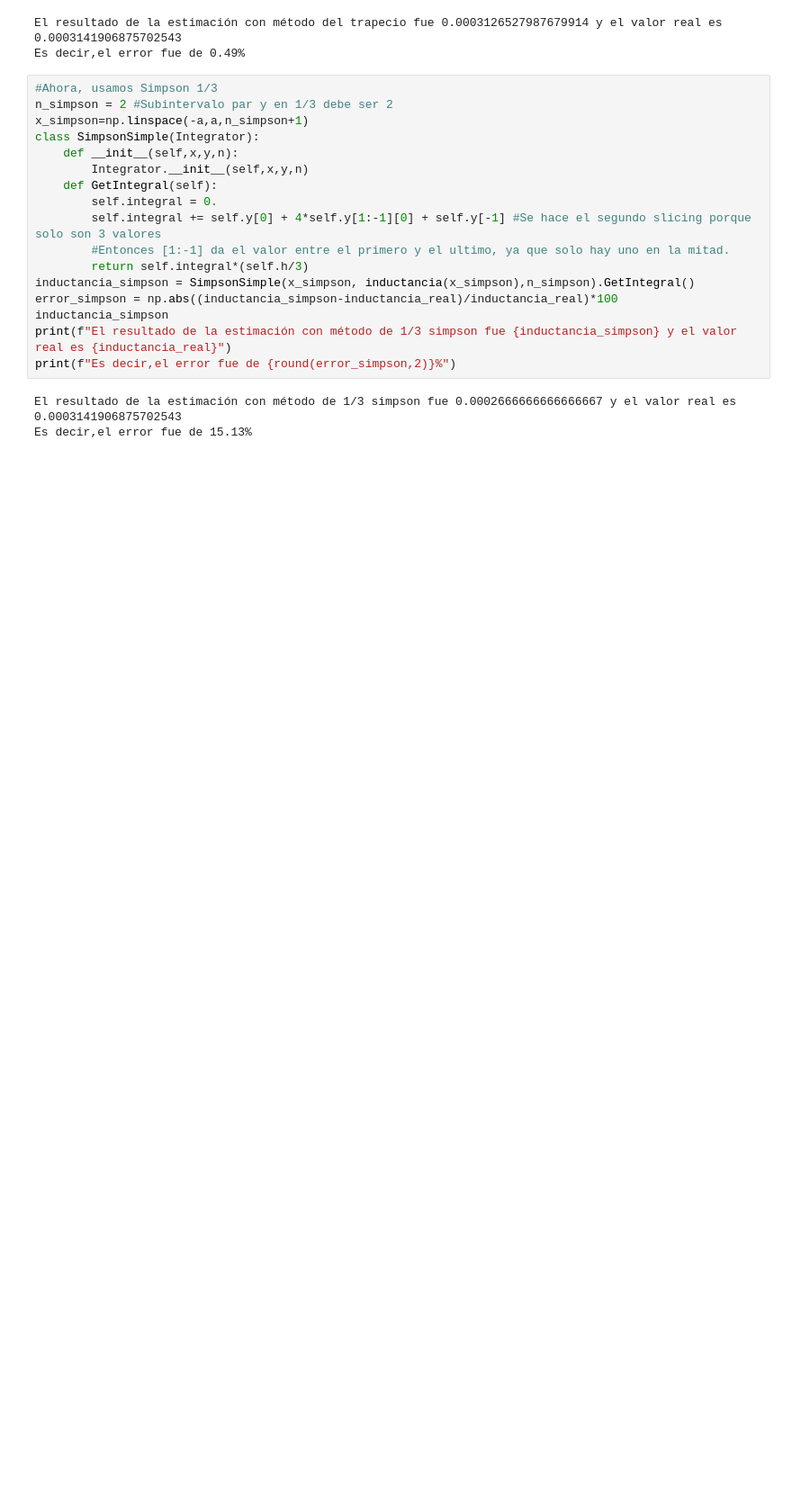
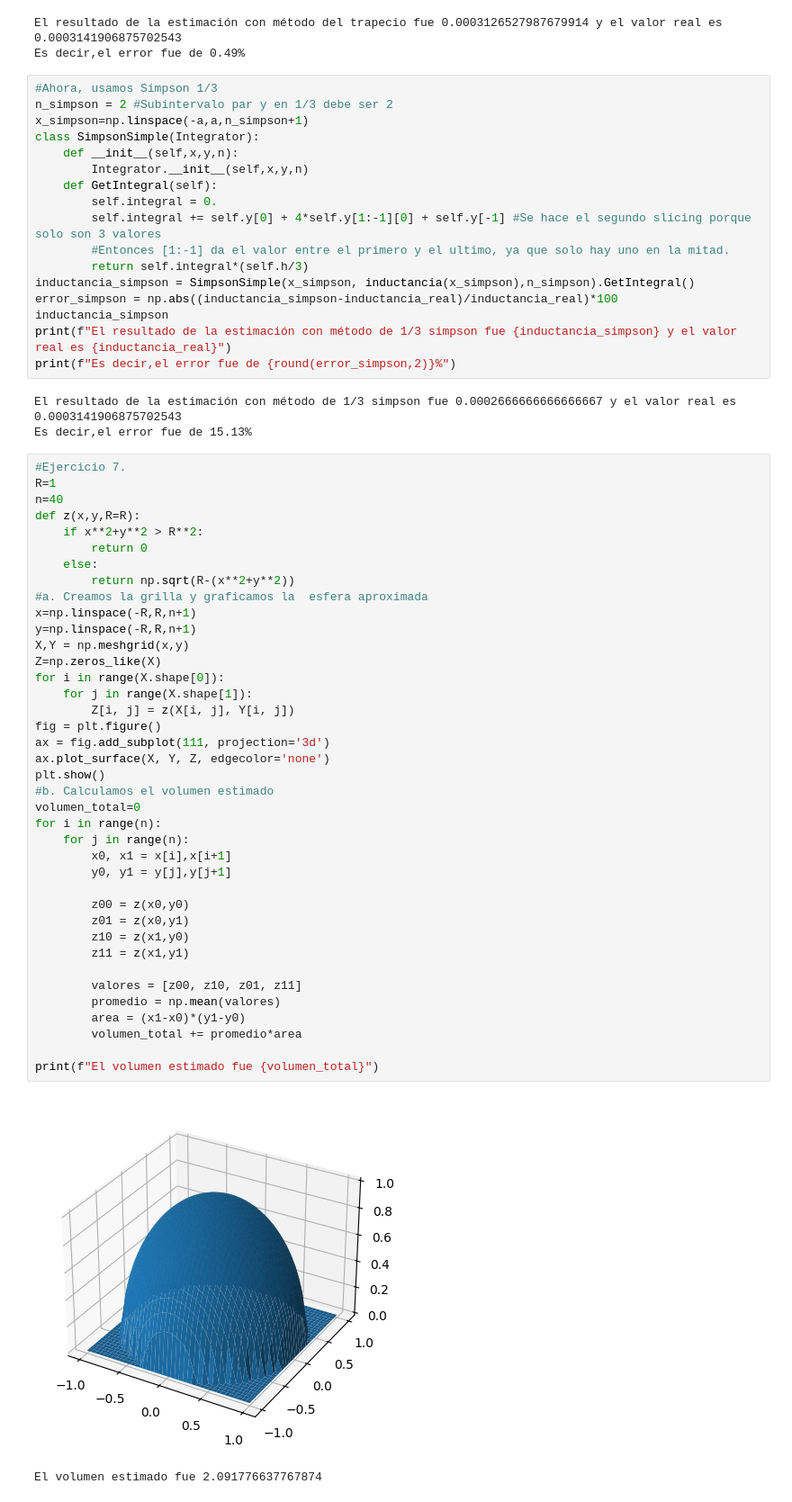
Before and after one commit to SantiagoRodriguez8881/Metodos1_JuanPabloMartinez_SantiagoRodriguez, a Jupyter notebook: Tarea 3 - Integración.ipynb, the cells around one changed output. Shown: that part at 90% size. Saved outputs shown, nothing was run; the diff lists cells and outputs as text; blank space fills up the shorter version.

Commit message:
Ejercicio 7 Hecho

```diff
--- a/Tarea 3 - Integración.ipynb
+++ b/Tarea 3 - Integración.ipynb
@@ -72,3 +73,45 @@ print(f"Es decir,el error fue de {round(error_simpson,2)}%")
 # %% [output]
 El resultado de la estimación con método de 1/3 simpson fue 0.0002666666666666667 y el valor real es 0.0003141906875702543
 Es decir,el error fue de 15.13%
+# %%
+#Ejercicio 7.
+R=1
+n=40
+def z(x,y,R=R):
+    if x**2+y**2 > R**2:
+        return 0
+    else:
+        return np.sqrt(R-(x**2+y**2))
+#a. Creamos la grilla y graficamos la  esfera aproximada
+x=np.linspace(-R,R,n+1)
+y=np.linspace(-R,R,n+1)
+X,Y = np.meshgrid(x,y)
+Z=np.zeros_like(X)
+for i in range(X.shape[0]):
+    for j in range(X.shape[1]):
+        Z[i, j] = z(X[i, j], Y[i, j])
+fig = plt.figure()
+ax = fig.add_subplot(111, projection='3d')
+ax.plot_surface(X, Y, Z, edgecolor='none')
+plt.show()
+#b. Calculamos el volumen estimado
+volumen_total=0
+for i in range(n):
+    for j in range(n):
+        x0, x1 = x[i],x[i+1]
+        y0, y1 = y[j],y[j+1]
+
+        z00 = z(x0,y0)
+        z01 = z(x0,y1)
+        z10 = z(x1,y0)
+        z11 = z(x1,y1)
+
+        valores = [z00, z10, z01, z11]
+        promedio = np.mean(valores)
+        area = (x1-x0)*(y1-y0)
+        volumen_total += promedio*area
+
+print(f"El volumen estimado fue {volumen_total}")
+# %% [output]
+[figure, added]
+El volumen estimado fue 2.091776637767874
```
Also changed, not shown: parts of 1 cell of this notebook.
